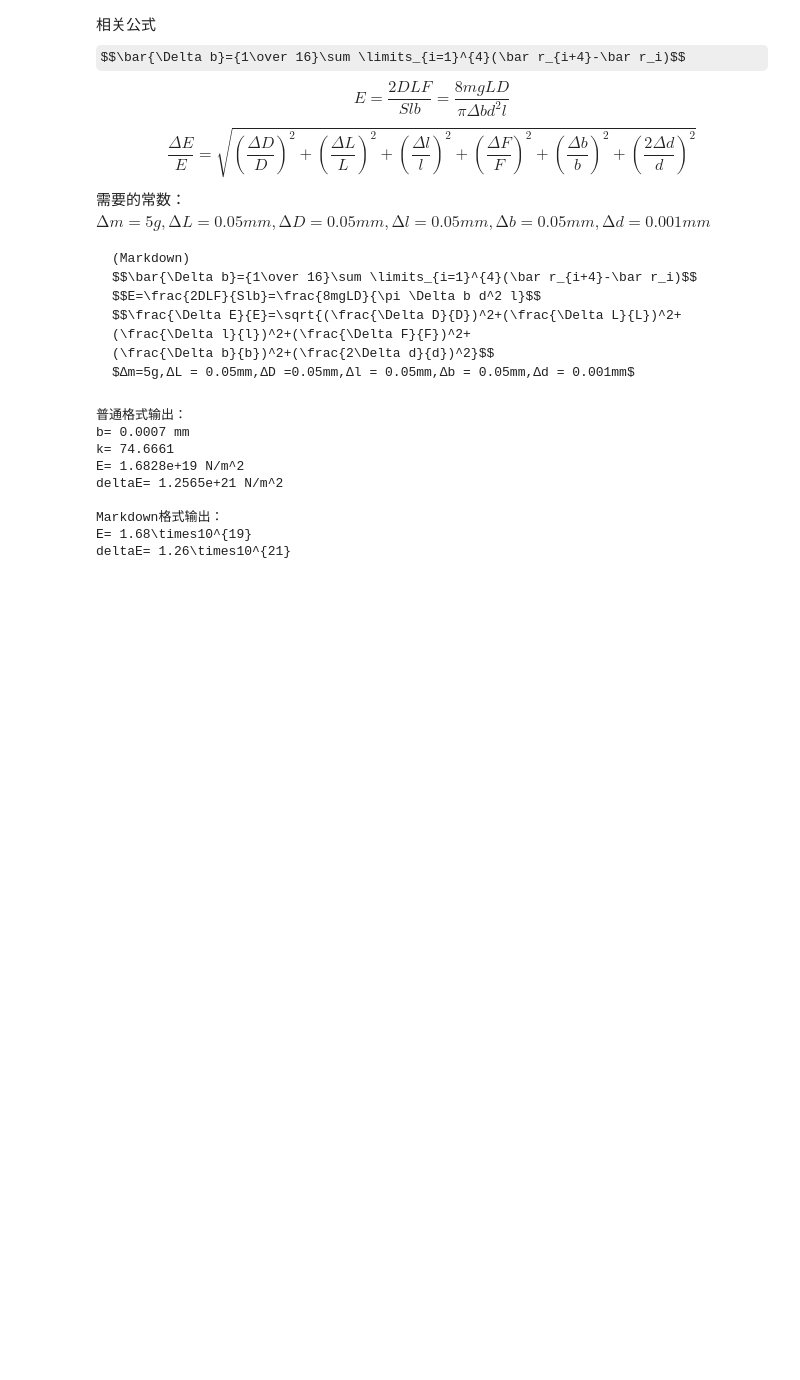
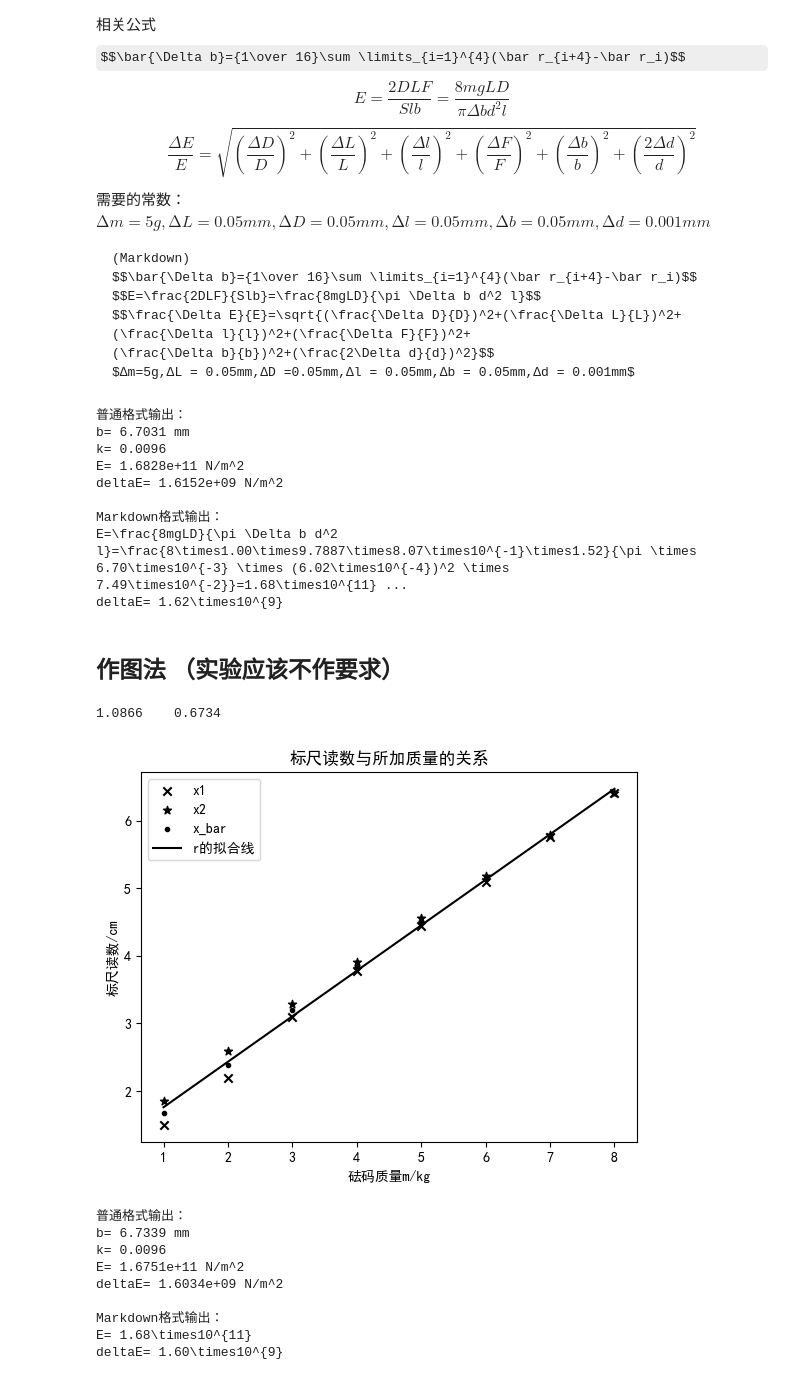
Before and after one commit to dark-but-spark/SUSTech-PHY104B-Yellow-Pages, a Jupyter notebook: 19 固体杨氏模量讲义2025/calculate.ipynb, the cells around one changed output. Saved outputs shown, nothing was run; the diff lists cells and outputs as text; code cells hidden in the pictures; some formulas as TeX source; blank space fills up the shorter version.

````diff
--- a/19 固体杨氏模量讲义2025/calculate.ipynb
+++ b/19 固体杨氏模量讲义2025/calculate.ipynb
@@ -125,12 +125,12 @@ $$\frac{\Delta E}{E}=\sqrt{(\frac{\Delta D}{D})^2+(\frac{\Delta L}{L})^2+
 $∆m=5g,∆L = 0.05mm,∆D =0.05mm,∆l = 0.05mm,∆b = 0.05mm,∆d = 0.001mm$
 ```
 # %%
-deltam=5e-3/1000
+deltam=5e-3
 deltaL=5e-2/1000
 deltaD=5e-2/1000
 deltal=5e-2/1000
+deltab=5e-2/1000
 deltad=1e-3/1000
-deltab=5e-2/1000
 g=9.7887
 m=1.0
 #输入的数据单位换算成m
@@ -139,7 +139,7 @@ l/=100
 D/=100
 d=[i/1000 for i in d]
 d_bar/=1000
-x=[i/1000 for i in x]
+x=[i/100 for i in x]
 b=0
 for i in range(0,len(x)-4):
     b+=(x[i+4]-x[i])/16
@@ -153,15 +153,56 @@ print("E=",format(E,'.4e'),"N/m^2")
 print("deltaE=",format(E*k,'.4e'),"N/m^2")
 print()
 print("Markdown格式输出：")
-print("E=",toMarkdown(E,accuracy))
+print(f"E=\\frac{{8mgLD}}{{\\pi \\Delta b d^2 l}}=\\frac{{8\\times{toMarkdown(m,accuracy)}\\times{toMarkdown(g,".4e")}\\times{toMarkdown(L,accuracy)}\\times{toMarkdown(D,accuracy)}}}{{\\pi \\times {toMarkdown(b,accuracy)} \\times ({toMarkdown(d_bar,accuracy)})^2 \\times {toMarkdown(l,accuracy)}}}={toMarkdown(E,accuracy)} N/m^2")
 print("deltaE=",toMarkdown(E*k,accuracy))
 # %% [output]
 普通格式输出：
-b= 0.0007 mm
-k= 74.6661
-E= 1.6828e+19 N/m^2
-deltaE= 1.2565e+21 N/m^2
+b= 6.7031 mm
+k= 0.0096
+E= 1.6828e+11 N/m^2
+deltaE= 1.6152e+09 N/m^2
 
 Markdown格式输出：
-E= 1.68\times10^{19}
-deltaE= 1.26\times10^{21}
+E=\frac{8mgLD}{\pi \Delta b d^2 l}=\frac{8\times1.00\times9.7887\times8.07\times10^{-1}\times1.52}{\pi \times 6.70\times10^{-3} \times (6.02\times10^{-4})^2 \times 7.49\times10^{-2}}=1.68\times10^{11} ...
+deltaE= 1.62\times10^{9}
+# %% [markdown]
+## 作图法 （实验应该不作要求）
+# %%
+beta,apha= np.polyfit(range(1,len(x)+1),[i*100 for i in x], 1)
+print(format(apha,'.4f'),'  ',format(beta,'.4f'))
+
+plt.scatter(range(1,len(x)+1),[i for i in x_1],label='x1',color='black',marker="x")
+plt.scatter(range(1,len(x)+1),[i for i in x_2],label='x2',color='black',marker='*')
+plt.scatter(range(1,len(x)+1),[i*100 for i in x],label='x_bar',color='black',marker='.')
+plt.plot(range(1,len(x)+1),[apha+beta*i for i in range(1,len(x)+1)], color='black', label='r的拟合线')
+plt.legend()
+plt.xlabel('砝码质量m/kg')
+plt.ylabel('标尺读数/cm')
+plt.title('标尺读数与所加质量的关系')
+plt.show()
+
+b=beta/100
+E=(8*m*g*L*D)/(math.pi*b*d_bar*d_bar*l)
+k=((deltaD/D)**2+(deltaL/L)**2+(deltal/l)**2+(deltam/m)**2+(deltab/b)**2+(2*deltad/d_bar)**2)**0.5
+
+print("普通格式输出：")
+print("b=",format(b*1000,'.4f'),"mm")
+print("k=",format(k,'.4f'))
+print("E=",format(E,'.4e'),"N/m^2")
+print("deltaE=",format(E*k,'.4e'),"N/m^2")
+print()
+print("Markdown格式输出：")
+print(f"E=\\frac{{8mgLD}}{{\\pi \\Delta b d^2 l}}=\\frac{{8\\times{toMarkdown(m,accuracy)}\\times{toMarkdown(g,".4e")}\\times{toMarkdown(L,accuracy)}\\times{toMarkdown(D,accuracy)}}}{{\\pi \\times {toMarkdown(b,accuracy)} \\times ({toMarkdown(d_bar,accuracy)})^2 \\times {toMarkdown(l,accuracy)}}}={toMarkdown(E,accuracy)} N/m^2")
+print("deltaE=",toMarkdown(E*k,accuracy))
+# %% [output]
+1.0866    0.6734
+[figure, added]
+普通格式输出：
+b= 6.7339 mm
+k= 0.0096
+E= 1.6751e+11 N/m^2
+deltaE= 1.6034e+09 N/m^2
+
+Markdown格式输出：
+E= 1.68\times10^{11}
+deltaE= 1.60\times10^{9}
````
